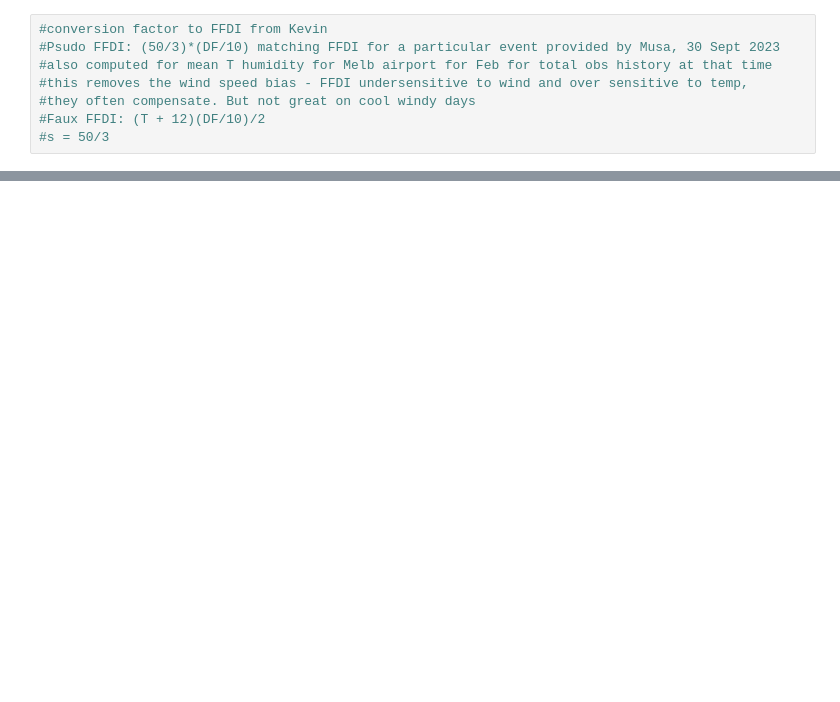
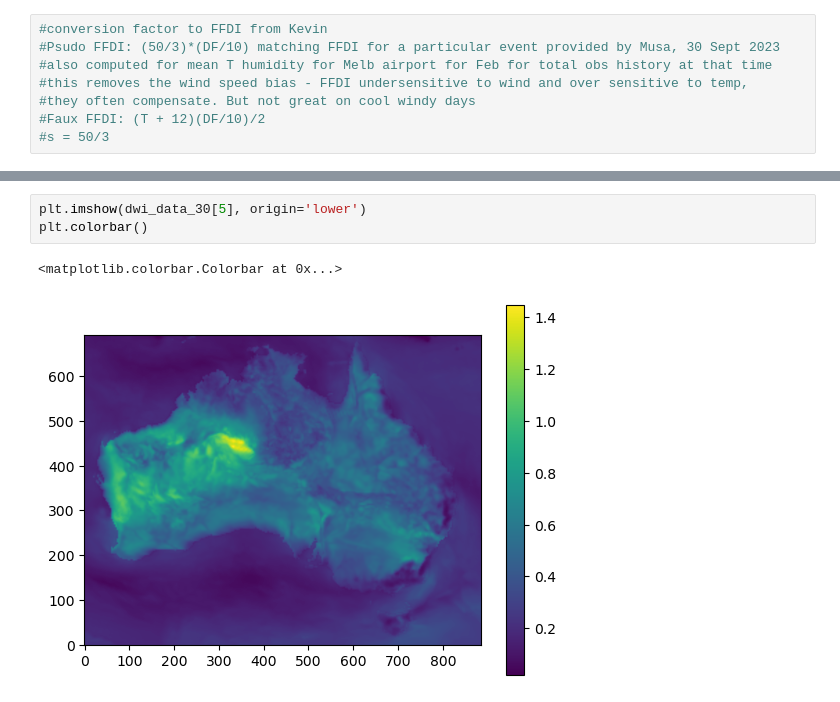
Before and after one commit to nb-bom/DWI, a Jupyter notebook: testing dwi files.ipynb, the cells around one changed output, grey strips where cells are left out. Drawn from its saved outputs; the diff is of its cells as text; blank space fills up the shorter version.

```diff
--- a/testing dwi files.ipynb
+++ b/testing dwi files.ipynb
@@ -116,0 +116,6 @@ plt.colorbar(ph)
+# %%
+plt.imshow(dwi_data_30[5], origin='lower')
+plt.colorbar()
+# %% [output]
+<matplotlib.colorbar.Colorbar at 0x...>
+[figure, added]
```
Also changed, not shown: parts of 5 cells of this notebook, 3 other files.
